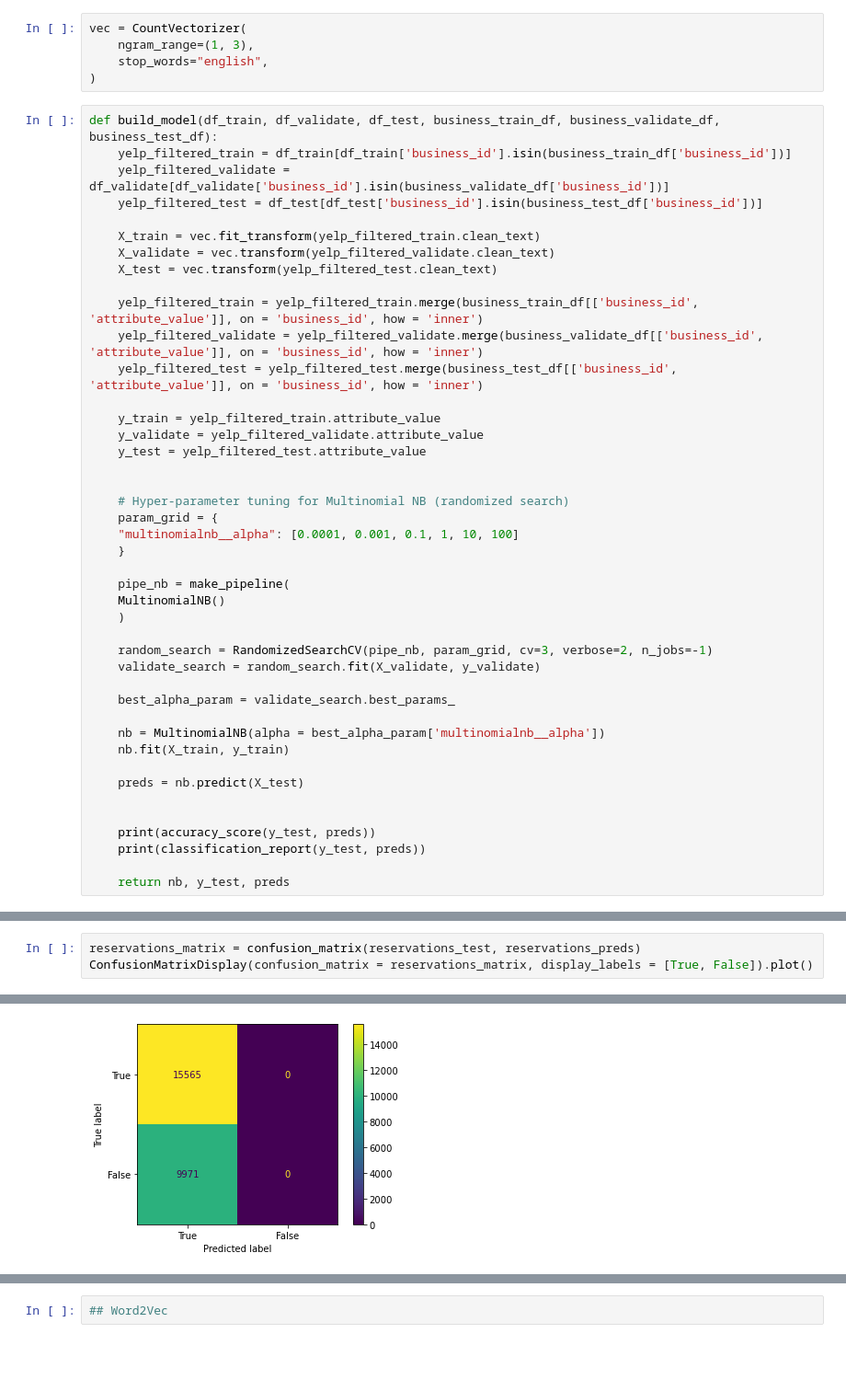
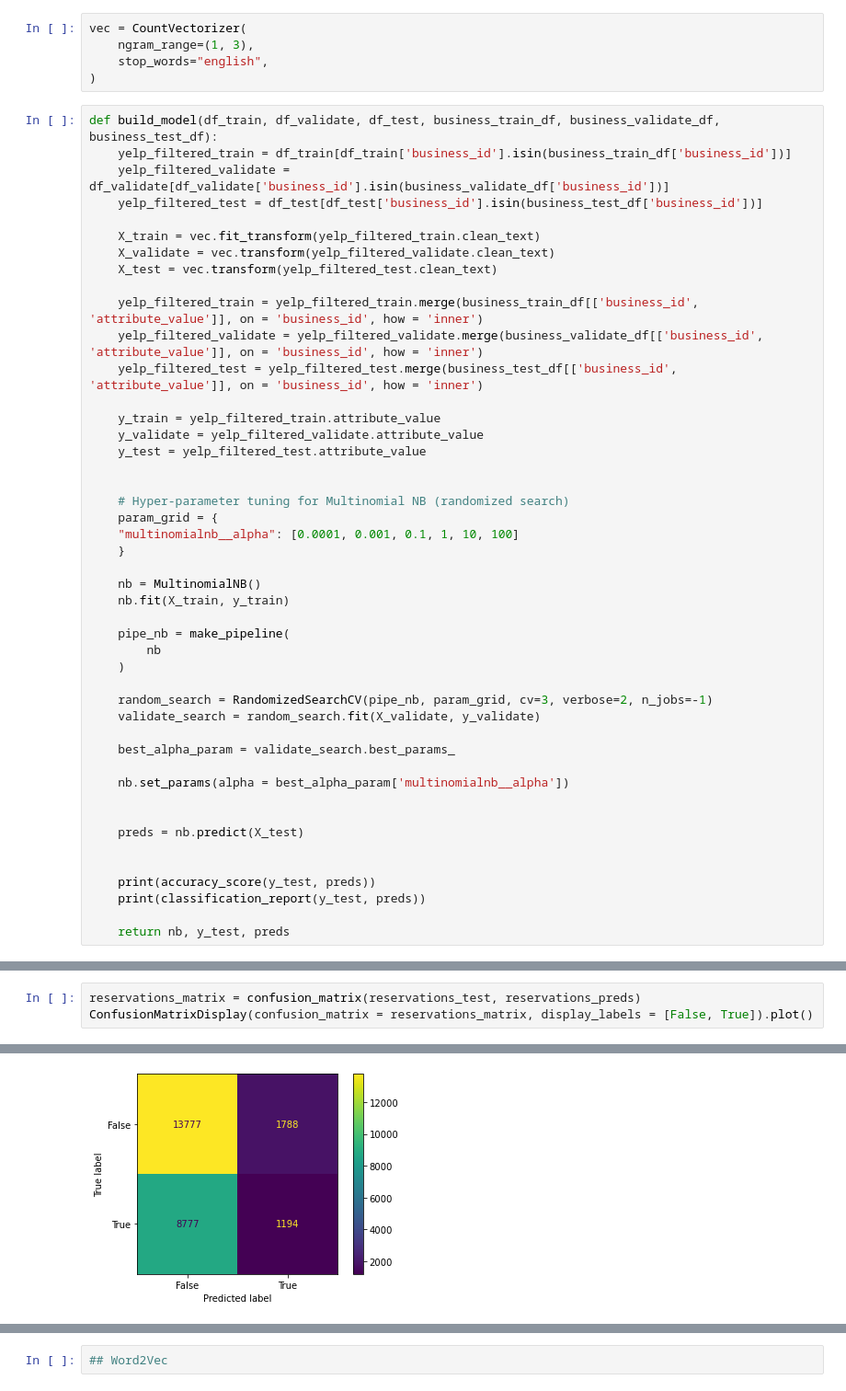
Before and after one commit to vagmi20/ds3010yelp, a Jupyter notebook: task1_businesses.ipynb, the cells around one changed output, grey strips where cells are left out. Shown at 92% size. Drawn from its saved outputs; the diff is of its cells as text; blank space fills up the shorter version.

```diff
--- a/task1_businesses.ipynb
+++ b/task1_businesses.ipynb
@@ -151,8 +151,11 @@ def build_model(df_train, df_validate, df_test, business_train_df, business_vali
     "multinomialnb__alpha": [0.0001, 0.001, 0.1, 1, 10, 100]
     }
 
+    nb = MultinomialNB()
+    nb.fit(X_train, y_train)
+
     pipe_nb = make_pipeline(
-    MultinomialNB()
+        nb
     )
 
     random_search = RandomizedSearchCV(pipe_nb, param_grid, cv=3, verbose=2, n_jobs=-1)
@@ -160,8 +163,8 @@ def build_model(df_train, df_validate, df_test, business_train_df, business_vali
 
     best_alpha_param = validate_search.best_params_
 
-    nb = MultinomialNB(alpha = best_alpha_param['multinomialnb__alpha'])
-    nb.fit(X_train, y_train)
+    nb.set_params(alpha = best_alpha_param['multinomialnb__alpha'])
+
 
     preds = nb.predict(X_test)
 
@@ -272,9 +277,9 @@ Fitting 3 folds for each of 6 candidates, totalling 18 fits
 weighted avg       0.94      0.97      0.96     32942
 # %%
 reservations_matrix = confusion_matrix(reservations_test, reservations_preds)
-ConfusionMatrixDisplay(confusion_matrix = reservations_matrix, display_labels = [True, False]).plot()
+ConfusionMatrixDisplay(confusion_matrix = reservations_matrix, display_labels = [False, True]).plot()
 # %% [output]
 <sklearn.metrics._plot.confusion_matrix.ConfusionMatrixDisplay at 0x...>
-[figure, old version]
+[figure, new version]
 # %%
 Kids_matrix = confusion_matrix(Kids_test, Kids_preds)
```
Also changed, not shown: parts of 9 cells of this notebook.
